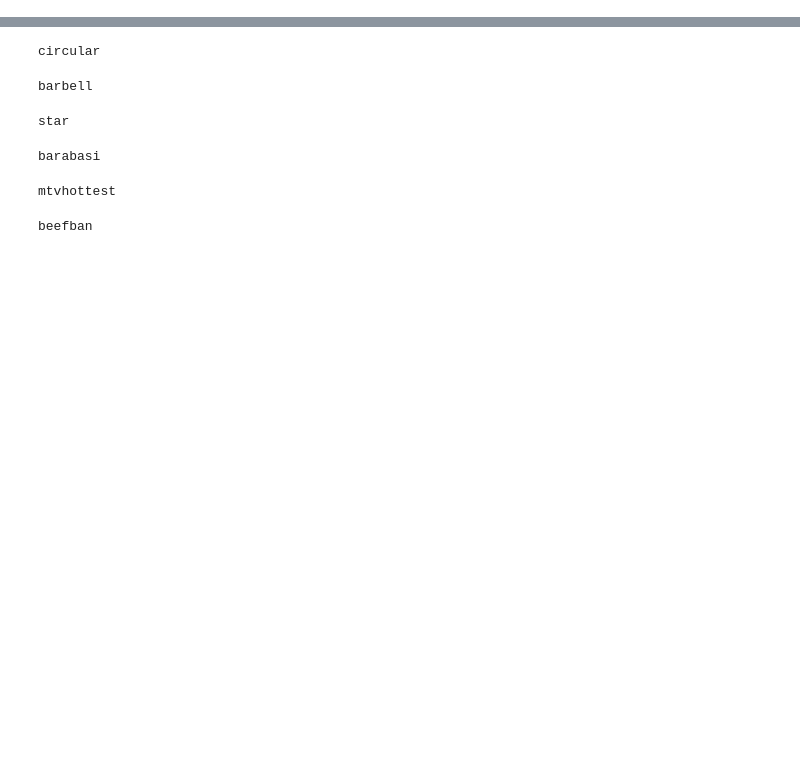
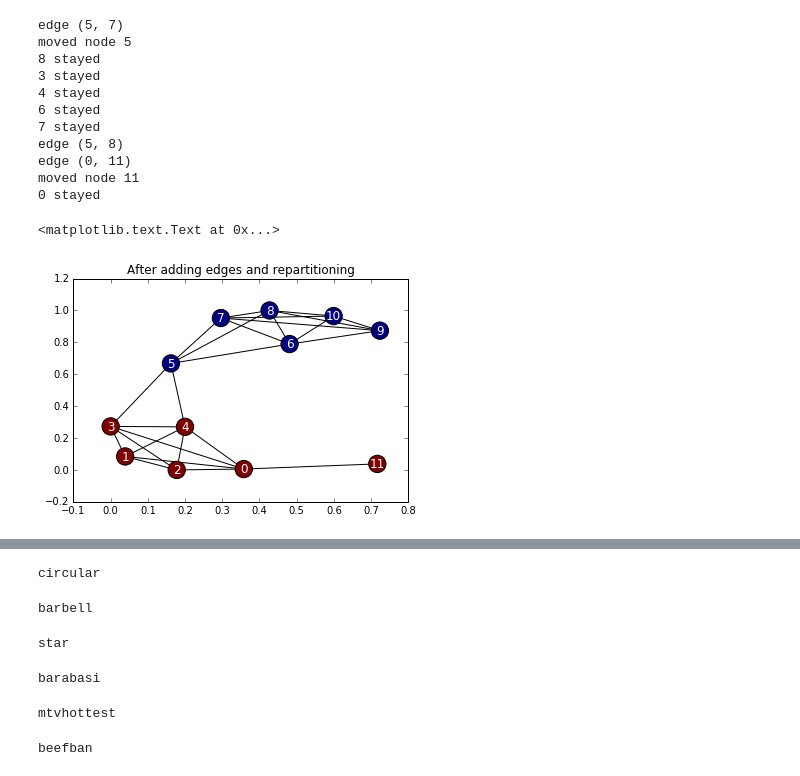
Before and after one commit to xiaohan2012/controversy_detection, a Jupyter notebook: dynamic_graph_partitioning.ipynb, the cells around one changed output, grey strips where cells are left out. Drawn from its saved outputs; the diff is of its cells as text; code cells hidden in the pictures; blank space fills up the shorter version.

```diff
--- a/dynamic_graph_partitioning.ipynb
+++ b/dynamic_graph_partitioning.ipynb
@@ -121 +134,24 @@ plt.title('Before adding edges')
+# %%
+# part = update_partition(g, node_cluster_ids=part, edges_to_add=[(5, 7), (5, 8), (0, 11)])
+node2cluster = dict(zip(g.nodes_iter(), part))
+node2cluster = update_partition_new(g, node2cluster, edges_to_add=[(5, 7), (5, 8), (0, 11)])
+
+nx.draw_networkx(g,
+                 font_color='white',
+                 node_color=[node2cluster[n] for n in g.nodes_iter()])
+plt.title('After adding edges and repartitioning')
+# %% [output]
+edge (5, 7)
+moved node 5
+8 stayed
+3 stayed
+4 stayed
+6 stayed
+7 stayed
+edge (5, 8)
+edge (0, 11)
+moved node 11
+0 stayed
+<matplotlib.text.Text at 0x...>
+[figure, added]
 # %%
```
Also changed, not shown: parts of 11 cells of this notebook, 5 other files.
